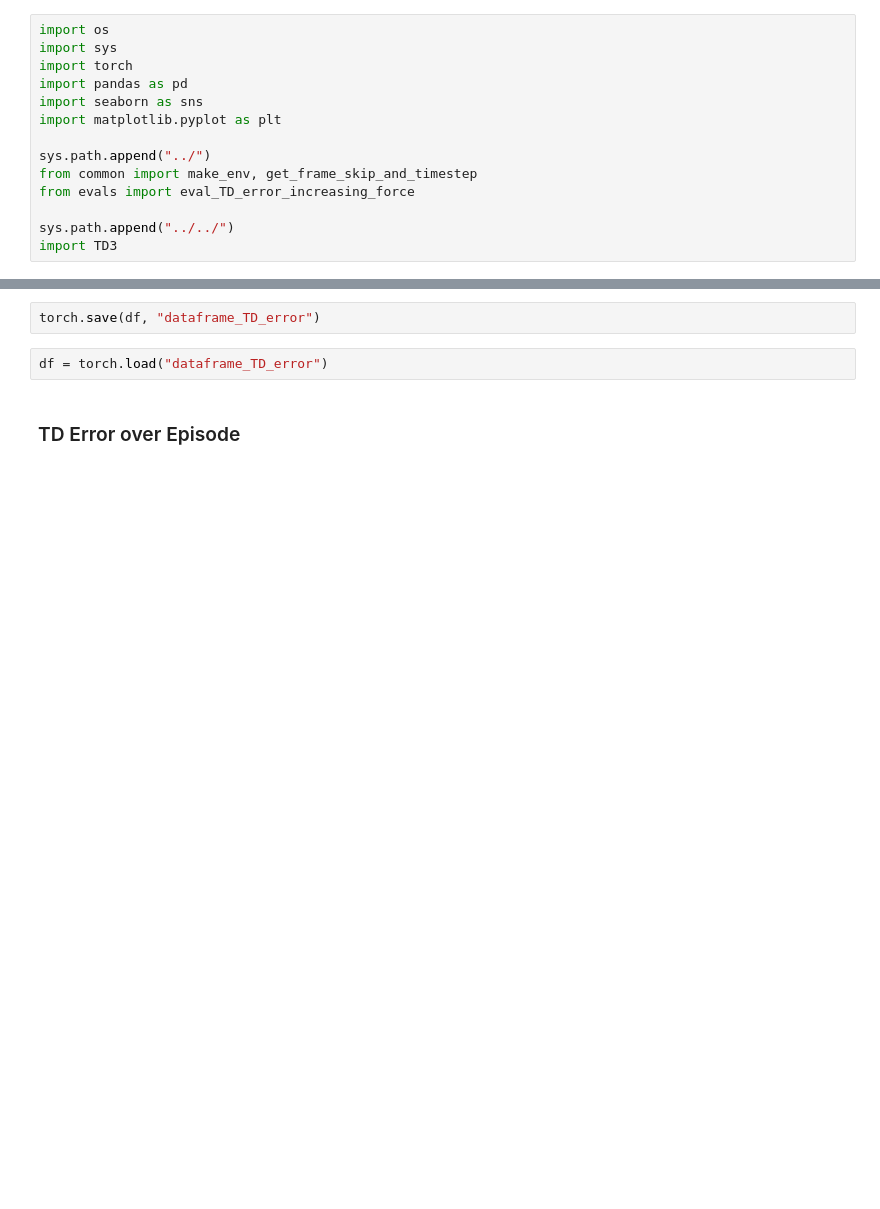
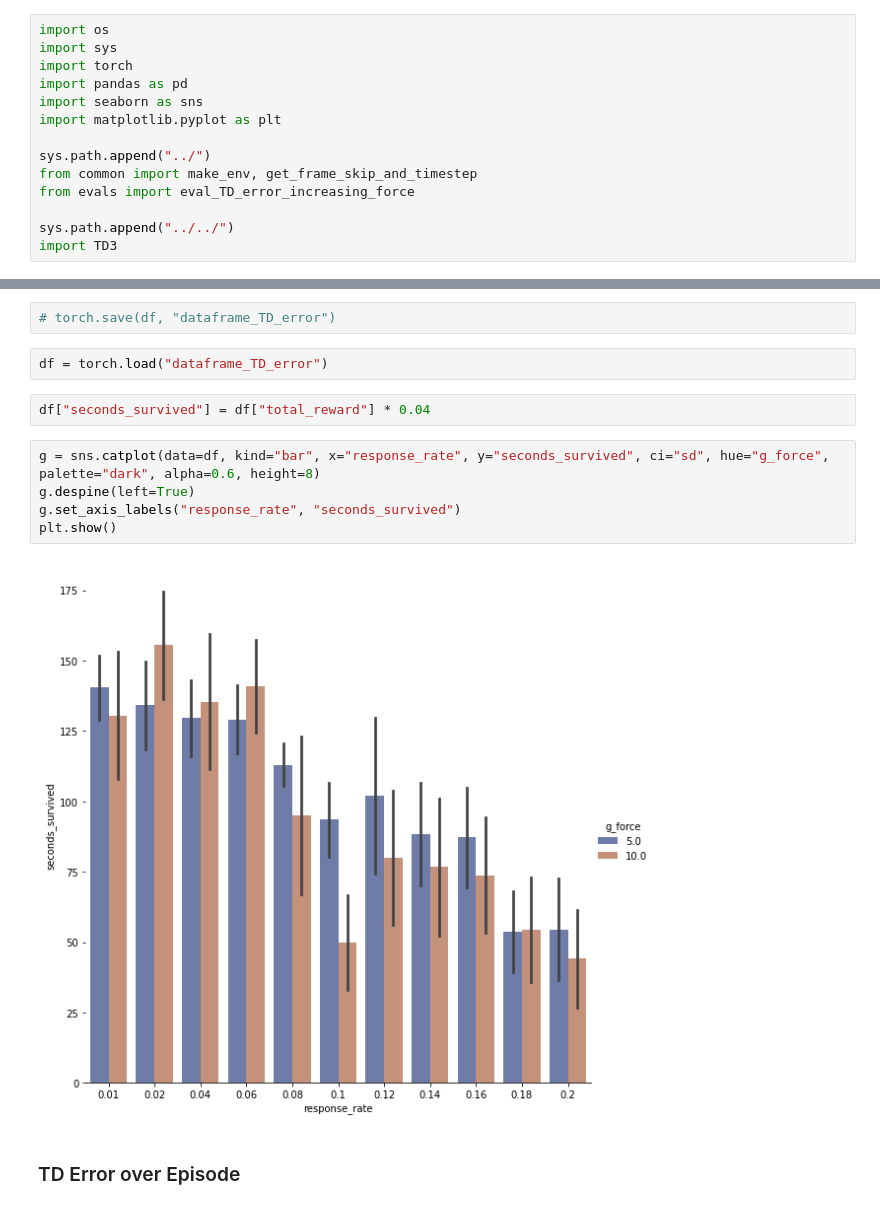
Before and after one commit to miracleyoo/TD3, a Jupyter notebook: temporal/notebooks/TD_error_comparison.ipynb, the cells around one changed output, grey strips where cells are left out. Cells and saved outputs as stored; diff of their text form; blank space fills up the shorter version.

```diff
--- a/temporal/notebooks/TD_error_comparison.ipynb
+++ b/temporal/notebooks/TD_error_comparison.ipynb
@@ -135,7 +143,16 @@ Status: 5/5
 # %%
-torch.save(df, "dataframe_TD_error")
+# torch.save(df, "dataframe_TD_error")
 # %%
 df = torch.load("dataframe_TD_error")
+# %%
+df["seconds_survived"] = df["total_reward"] * 0.04
+# %%
+g = sns.catplot(data=df, kind="bar", x="response_rate", y="seconds_survived", ci="sd", hue="g_force", palette="dark", alpha=0.6, height=8)
+g.despine(left=True)
+g.set_axis_labels("response_rate", "seconds_survived")
+plt.show()
+# %% [output]
+[figure, added]
 # %% [markdown]
 ### TD Error over Episode
 # %%
```
Also changed, not shown: parts of 17 cells of this notebook, 2 other files.
